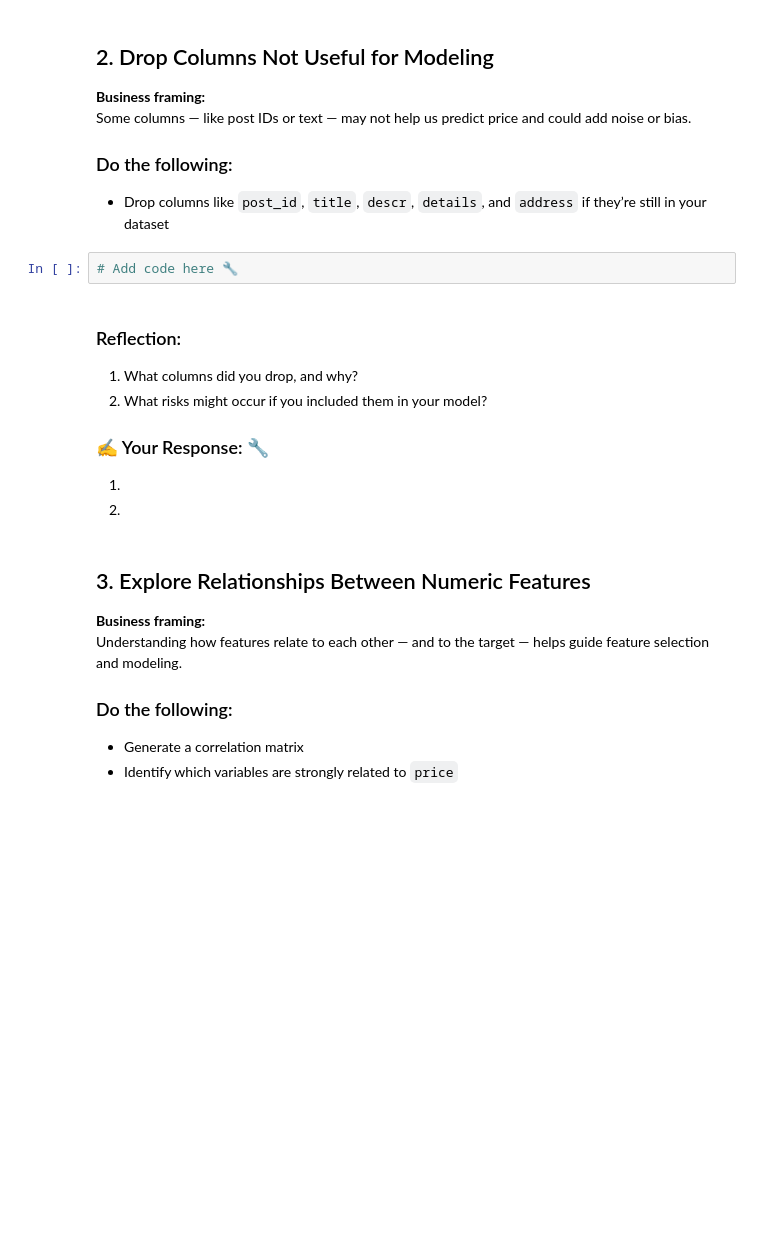
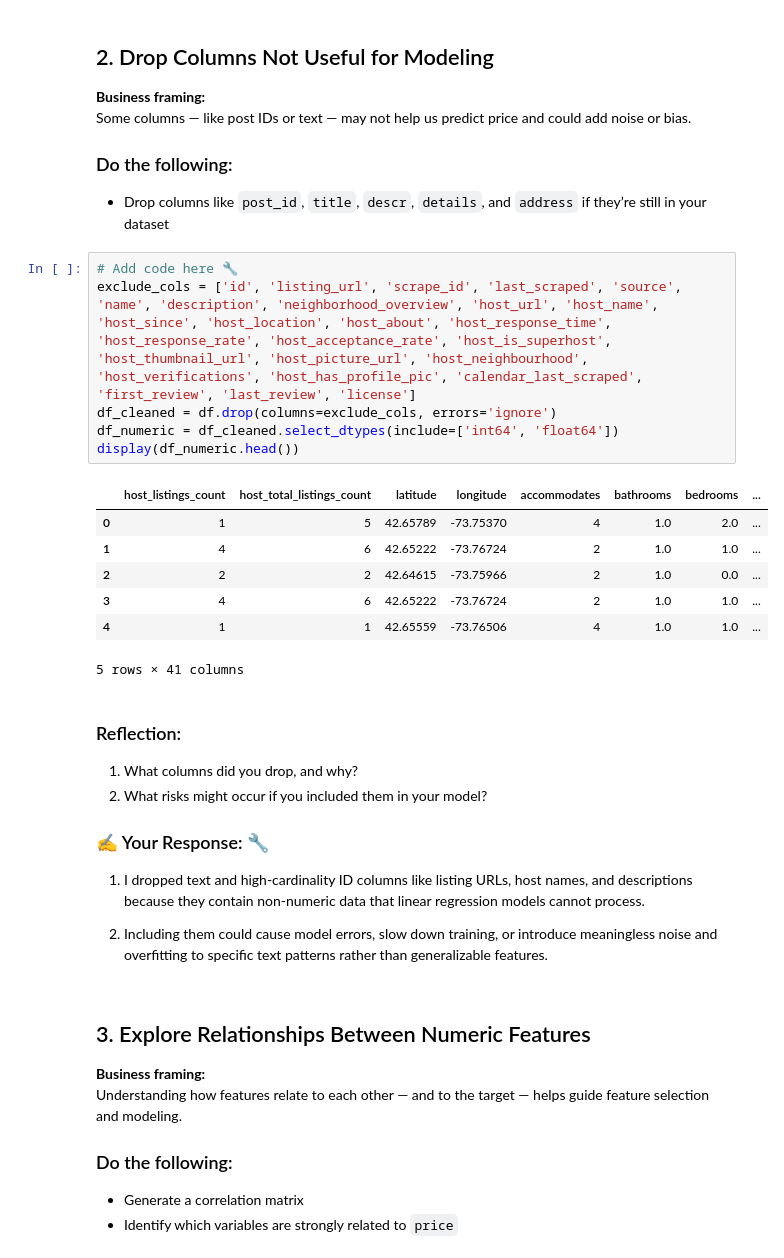
Before and after one commit to jsherwood2/IS-4487, a Jupyter notebook: Assignments/assignment_11_regression.ipynb, the cells around one changed output. Drawn from its saved outputs; the diff is of its cells as text; blank space fills up the shorter version.

```diff
--- a/Assignments/assignment_11_regression.ipynb
+++ b/Assignments/assignment_11_regression.ipynb
@@ -67,17 +97,29 @@ Some columns — like post IDs or text — may not help us predict price and cou
 
 ### Do the following:
 - Drop columns like `post_id`, `title`, `descr`, `details`, and `address` if they’re still in your dataset
-# %%
-# Add code here 🔧
+# %%
+# Add code here 🔧
+exclude_cols = ['id', 'listing_url', 'scrape_id', 'last_scraped', 'source', 'name', 'description', 'neighborhood_overview', 'host_url', 'host_name', 'host_since', 'host_location', 'host_about', 'host_response_time', 'host_response_rate', 'host_acceptance_rate', 'host_is_superhost', 'host_thumbnail_url', 'host_picture_url', 'host_neighbourhood', 'host_verifications', 'host_has_profile_pic', 'calendar_last_scraped', 'first_review', 'last_review', 'license']
+df_cleaned = df.drop(columns=exclude_cols, errors='ignore')
+df_numeric = df_cleaned.select_dtypes(include=['int64', 'float64'])
+display(df_numeric.head())
+# %% [output]
+|  | host_listings_count | host_total_listings_count | latitude | longitude | accommodates | bathrooms | bedrooms | ... |
+| 0 | 1 | 5 | 42.65789 | -73.75370 | 4 | 1.0 | 2.0 | ... |
+| 1 | 4 | 6 | 42.65222 | -73.76724 | 2 | 1.0 | 1.0 | ... |
+| 2 | 2 | 2 | 42.64615 | -73.75966 | 2 | 1.0 | 0.0 | ... |
+| 3 | 4 | 6 | 42.65222 | -73.76724 | 2 | 1.0 | 1.0 | ... |
+| 4 | 1 | 1 | 42.65559 | -73.76506 | 4 | 1.0 | 1.0 | ... |
+5 rows × 41 columns
 # %% [markdown]
 ### Reflection:
 1. What columns did you drop, and why?
 2. What risks might occur if you included them in your model?
 
 ### ✍️ Your Response: 🔧
-1.
+1. I dropped text and high-cardinality ID columns like listing URLs, host names, and descriptions because they contain non-numeric data that linear regression models cannot process.
 
-2.
+2. Including them could cause model errors, slow down training, or introduce meaningless noise and overfitting to specific text patterns rather than generalizable features.
 # %% [markdown]
 ## 3. Explore Relationships Between Numeric Features
 
```
Also changed, not shown: parts of 27 cells of this notebook.
